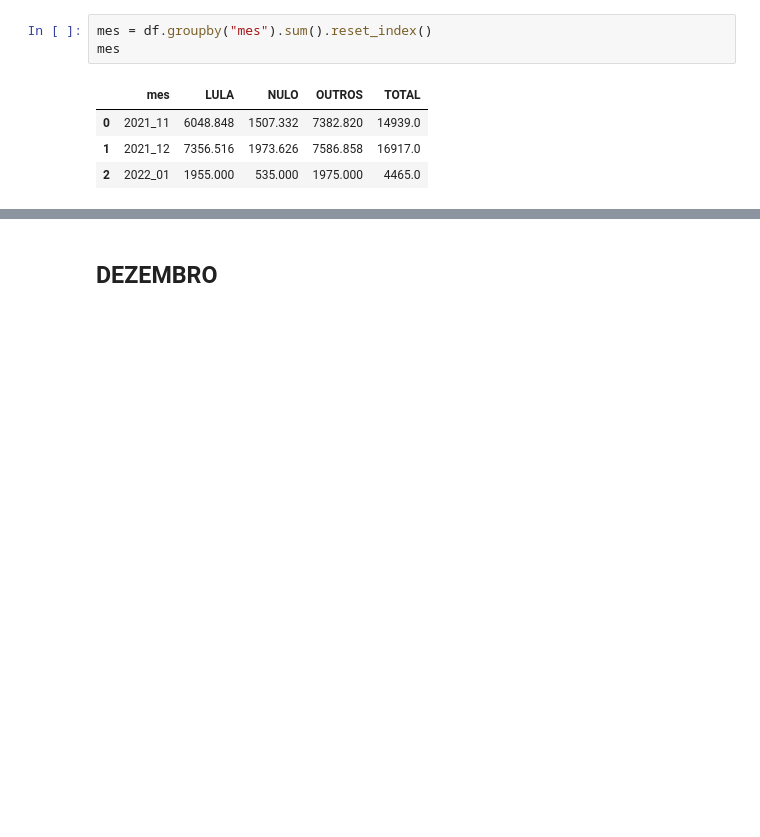
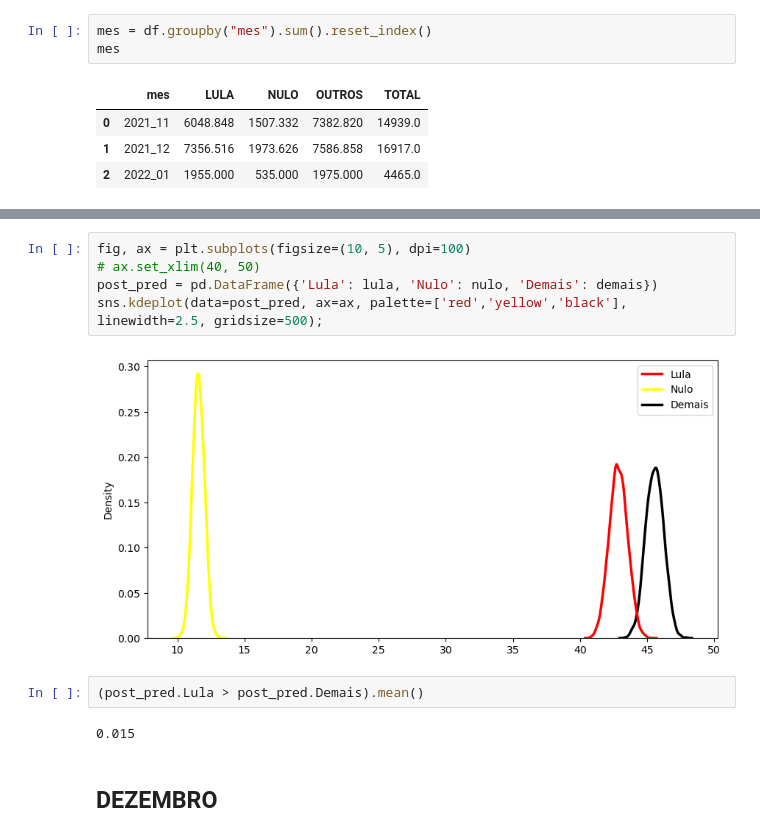
Before and after one commit to xboard/fastpages-blog, a Jupyter notebook: _notebooks/2022-01-07-brazils-2022-presidential-elections-polls-analysis-part1.ipynb, the cells around one changed output, grey strips where cells are left out. Cells and saved outputs as stored; diff of their text form; blank space fills up the shorter version.

```diff
--- a/_notebooks/2022-01-07-brazils-2022-presidential-elections-polls-analysis-part1.ipynb
+++ b/_notebooks/2022-01-07-brazils-2022-presidential-elections-polls-analysis-part1.ipynb
@@ -304,3 +438,14 @@ D0
+# %%
+fig, ax = plt.subplots(figsize=(10, 5), dpi=100)
+# ax.set_xlim(40, 50)
+post_pred = pd.DataFrame({'Lula': lula, 'Nulo': nulo, 'Demais': demais})
+sns.kdeplot(data=post_pred, ax=ax, palette=['red','yellow','black'], linewidth=2.5, gridsize=500);
+# %% [output]
+[figure, added]
+# %%
+(post_pred.Lula > post_pred.Demais).mean()
+# %% [output]
+0.015
 # %% [markdown]
 ## DEZEMBRO
 # %%
```
Also changed, not shown: parts of 44 cells of this notebook.
